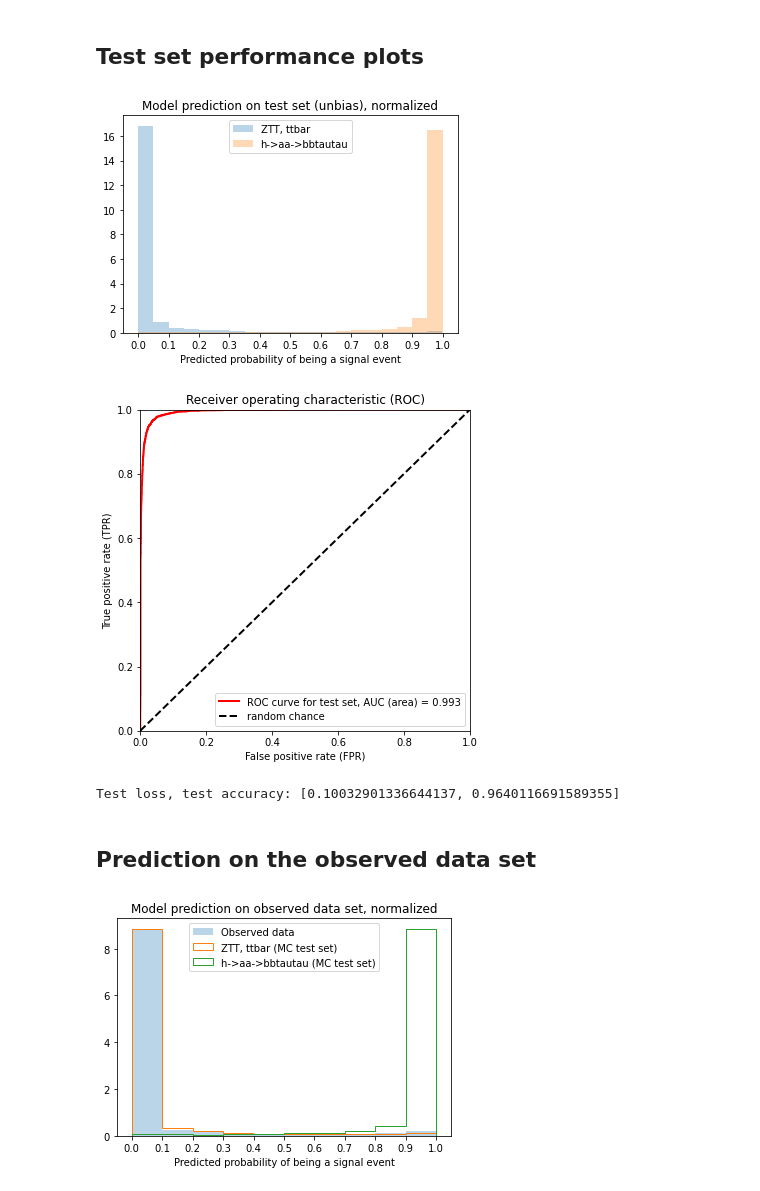
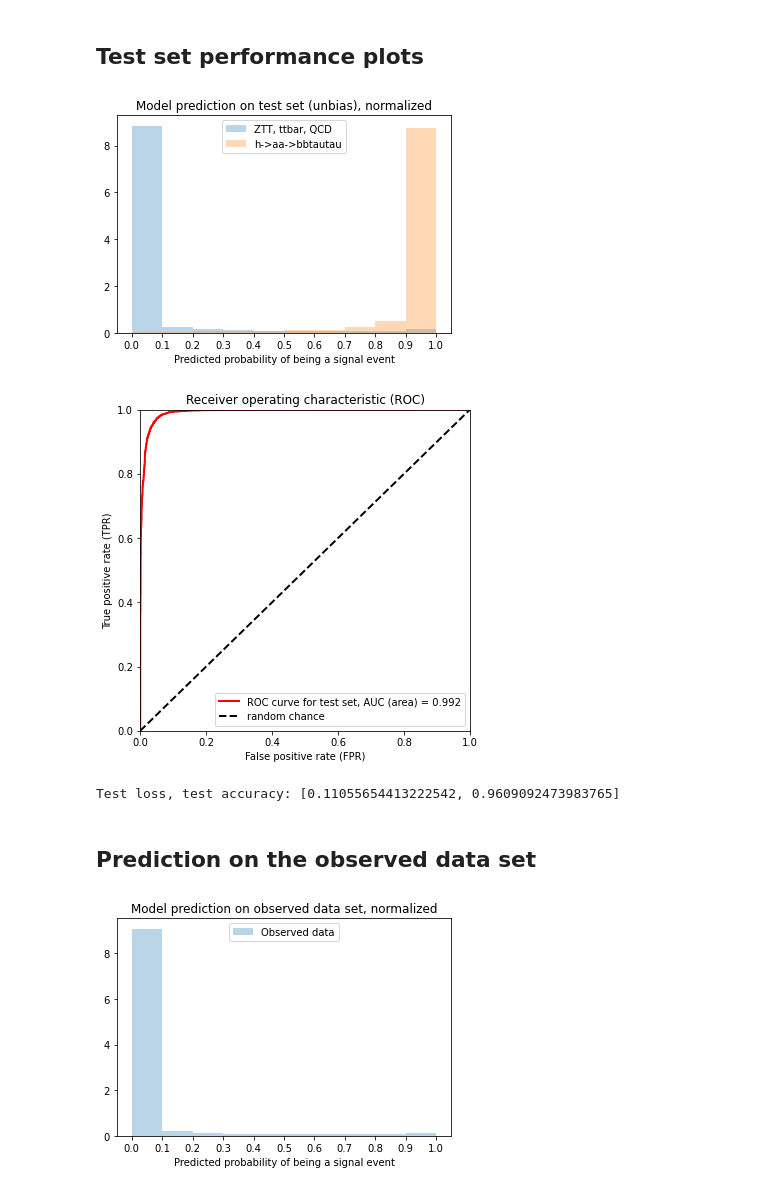
Before and after one commit to skkwan/haabbtt_neural_network, a Jupyter notebook: neural_network.ipynb, the cells around one changed output. Saved outputs shown, nothing was run; the diff lists cells and outputs as text; code cells hidden in the pictures.

```diff
--- a/neural_network.ipynb
+++ b/neural_network.ipynb
@@ -109,7 +111,6 @@ for i in range(len(files)):
     .Filter('pt_2>25')\
     .Filter('fabs(eta_1)<2.1 && fabs(eta_2)<2.3')\
     .Filter('iso_1<0.15')\
-    .Filter('q_1*q_2<0')\
     .Filter('byVLooseDeepVSe_2 && byTightDeepVSmu_2')\
     .Filter('dR_tt>0.4')\
     .Filter('bpt_deepcsv_1>20 && bscore_deepcsv_1>0.6321')
@@ -118,32 +119,41 @@ files[0] = files[0].Filter('Flag_eeBadScFilter==0')
 files[2] = files[2].Filter('Flag_eeBadScFilter==0')
 
 files[3] = files[3].Filter('gen_match_2!=6').Filter('gen_match_1<3 && gen_match_2<3')
+
 files[1] = files[1].Filter('gen_match_2!=6')
 
 files[2] = files[2].Filter('gen_match_2!=6').Filter('genweight<=1.0')
 
+# QCD region
+qcd = files[0].Filter('q_1*q_2>0').Filter('byLooseDeepVSjet_2==0')
+
+# signal region
+for i in range(len(files)):
+    files[i] = files[i].Filter('q_1*q_2<0')\
+    .Filter('byMediumDeepVSjet_2')
 
 # [0]=obs, [1]=sig, [2]=embedded, [3]=ttbar
 # %% [markdown]
 ## Select all input features and save into pandas DataFrame
 # %%
 # list of feature variables
-feature_list = ['pt_1', 'm_btt', 'm_bmu', 'm_btau', 'tt_pt', 'tt_eta', 'mT_mu', 'mT_tau', 'Dzeta',\
-                'dR_tt', 'dR_bmu', 'dR_btau', 'bpt_deepcsv_1', 'beta_deepcsv_1', 'met', 'njets']
+feature_list = ['pt_1', 'm_sv', 'm_btt', 'tt_pt', 'tt_eta', 'm_bmu', 'm_btau', 'dR_tt', 'dR_bmu', 'dR_btau', 'mT_mu', 'mT_tau', 'Dzeta',\
+                'bpt_deepcsv_1', 'beta_deepcsv_1', 'met', 'njets']
 
 # convert root RDataFrame into pandas DataFrame, saving only the features as columns
 for i in range(len(files)):
     files[i] = pd.DataFrame(files[i].AsNumpy(feature_list))
-
+qcd = pd.DataFrame(qcd.AsNumpy(feature_list))
 
 # tag MC signal events as class 1
 files[1]['label'] = np.ones((files[1].shape[0], 1))
 
 # tag MC background events as class 0
-for i in range(2, len(files)):
-    files[i]['label'] = np.zeros((files[i].shape[0], 1))
-
+files[2]['label'] = np.zeros((files[2].shape[0], 1))
+files[3]['label'] = np.zeros((files[3].shape[0], 1))
+qcd['label'] = np.zeros((qcd.shape[0],1))
 
 for i in range(len(files)):
     print(str(files[i].shape))
+print(str(qcd.shape))
 # %% [output]
@@ -155,14 +166,13 @@ for i in range(len(files)):
 ## Split into MC/data
 # %%
 # reduce class 0 sample size for balanced training
-files[2] = files[2].sample(n = 49467, random_state = 20)
+files[2] = files[2].sample(n = 10923, random_state = 20)
+qcd = qcd.sample(n = 20000, random_state = 20)
 
-# collect all MC as one dataframe, separated with another datafream for observed data
+
+# collect all MC as one dataframe, separated from another datafream for observed data
 df_obs = files[0]
-df_MC = []
-
-for i in range(1, len(files)):
-    df_MC.append(files[i])
+df_MC = [files[1], files[2], files[3], qcd]
 
 df_MC = pd.concat(df_MC)
 
@@ -466,7 +519,7 @@ To enable them in non-MKL-DNN operations, rebuild TensorFlow with the appropriat
 # 1 epoch = 1 pass through the data set
 # typical mini-batch size = 2^n for faster computation
 history = model.fit(X_train, Y_train,
-                    epochs = 50,
+                    epochs = 40,
                     validation_data = (X_val, Y_val),
                     batch_size = 256)
 # %% [output]
@@ -531,46 +584,46 @@ for i in range(Y_test.shape[0]):
 # %% [markdown]
 ## Test set performance plots
 # %%
-pyplot.hist(model.predict(X_test_bkg), density = 1, bins = 20, alpha = 0.3, label = 'ZTT, ttbar')
-pyplot.hist(model.predict(X_test_sig), density = 1, bins = 20, alpha = 0.3, label = 'h->aa->bbtautau')
+pyplot.hist(model.predict(X_test_bkg), density = 1, range = (0.0, 1.0), bins = 10, alpha = 0.3, label = 'ZTT, ttbar, QCD')
+pyplot.hist(model.predict(X_test_sig), density = 1, range = (0.0, 1.0), bins = 10, alpha = 0.3, label = 'h->aa->bbtautau')
 pyplot.legend(loc = 'upper center')
 pyplot.title('Model prediction on test set (unbias), normalized')
 pyplot.xlabel('Predicted probability of being a signal event')
 pyplot.xticks(np.arange(0, 1.1, step = 0.1))
 pyplot.show()
 
 # Plot ROC
 plt.figure(figsize = (13,13))
 Y_predict = model.predict(X_test)
 fpr, tpr, thresholds = roc_curve(Y_test, Y_predict)
 roc_auc = auc(fpr, tpr)
 axes = plt.subplot(2, 2, 1)
 axes.plot(fpr, tpr, lw = 2, color = 'red', label = 'ROC curve for test set, AUC (area) = %.3f' % (roc_auc))
 axes.plot([0, 1], [0, 1], linestyle = '--', lw = 2, color = 'black', label = 'random chance')
 axes.set_xlim([0, 1.0])
 axes.set_ylim([0, 1.0])
 axes.set_xlabel('False positive rate (FPR)')
 axes.set_ylabel('True positive rate (TPR)')
 axes.set_title('Receiver operating characteristic (ROC)')
 axes.legend(loc = "lower right")
 plt.show()
 
-results = model.evaluate(X_test, Y_test, verbose = 0, batch_size = 512)
+results = model.evaluate(X_test, Y_test, verbose = 0, batch_size = 256)
 print("Test loss, test accuracy:", results)
 # %% [output]
-[figure, old version]
+[figure, new version]
 [figure]
-Test loss, test accuracy: [0.10032901336644137, 0.9640116691589355]
+Test loss, test accuracy: [0.11055654413222542, 0.9609092473983765]
 # %% [markdown]
 ## Prediction on the observed data set
 # %%
-pyplot.hist(model.predict(X_obs), density = 1, bins = 10, alpha = 0.3, label = 'Observed data')
-pyplot.hist(model.predict(X_test_bkg), density = 1, bins = 10, alpha = 1.0, label = 'ZTT, ttbar (MC test set)', histtype = 'step')
-pyplot.hist(model.predict(X_test_sig), density = 1, bins = 10, alpha = 1.0, label = 'h->aa->bbtautau (MC test set)', histtype = 'step')
+pyplot.hist(model.predict(X_obs), density = 1, range = (0.0, 1.0), bins = 10, alpha = 0.3, label = 'Observed data')
+#pyplot.hist(model.predict(X_test_bkg), density = 1, range = (0.0, 1.0), bins = 10, alpha = 1.0, label = 'ZTT, ttbar, QCD (MC test set)', histtype = 'step')
+#pyplot.hist(model.predict(X_test_sig), density = 1, range = (0.0, 1.0), bins = 10, alpha = 1.0, label = 'h->aa->bbtautau (MC test set)', histtype = 'step')
 pyplot.legend(loc = 'upper center')
 pyplot.title('Model prediction on observed data set, normalized')
 pyplot.xlabel('Predicted probability of being a signal event')
 pyplot.xticks(np.arange(0, 1.1, step = 0.1))
 pyplot.show()
 # %% [output]
-[figure, old version]
+[figure, new version]
```
Also changed, not shown: parts of 17 cells of this notebook.
